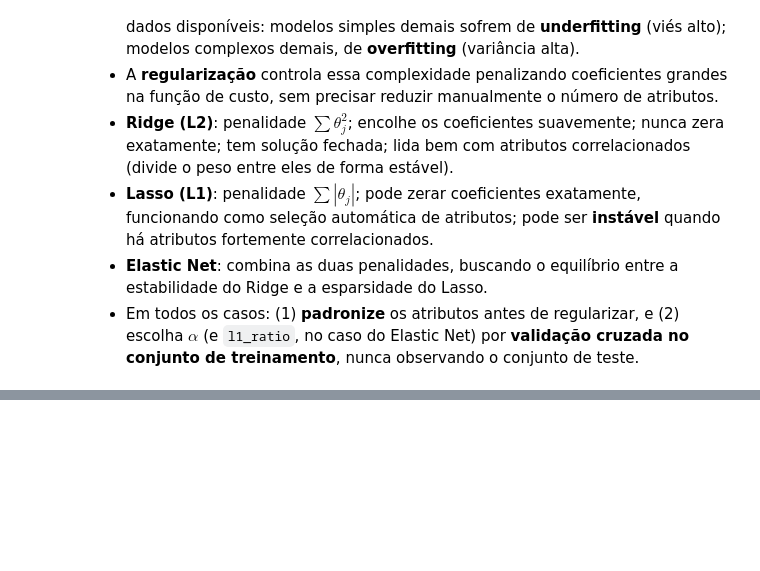
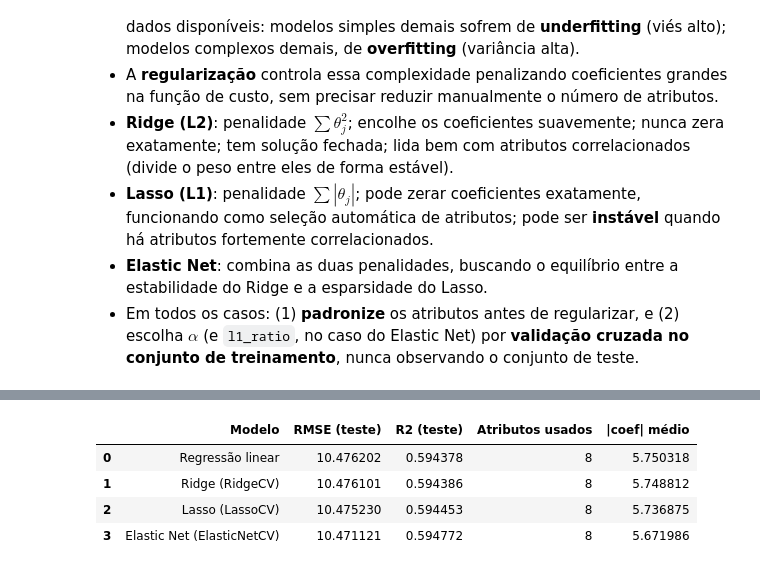
Before and after one commit to saulosgil/CursoMLeCD-USP, a Jupyter notebook: 9-regularizacao/aula10-Regularizacao.ipynb, the cells around one changed output, grey strips where cells are left out. Drawn from its saved outputs; the diff is of its cells as text; code cells hidden in the pictures; blank space fills up the shorter version.

```diff
--- a/9-regularizacao/aula10-Regularizacao.ipynb
+++ b/9-regularizacao/aula10-Regularizacao.ipynb
@@ -529,0 +564,4 @@ Não existe um "vencedor" universal. A escolha depende do que importa mais no se
+# %%
+from sklearn.model_selection import train_test_split
+
+X_train, X_test, y_train, y_test = train_test_split(X, y, test_size=0.3, random_state=42)
@@ -529,0 +689,36 @@ Não existe um "vencedor" universal. A escolha depende do que importa mais no se
+# %%
+modelos = {
+    "Regressão linear": lm,
+    "Ridge (RidgeCV)": ridge_cv,
+    "Lasso (LassoCV)": lasso_cv,
+    "Elastic Net (ElasticNetCV)": elastic_cv,
+}
+
+linhas = []
+
+for nome, modelo in modelos.items():
+    # Previsões no conjunto de teste
+    y_pred = modelo.predict(X_test)
+
+    # recupera o modelo de regressao dentro da pipeline
+    modelo_final = modelo.named_steps["model"]
+
+    # coeficientes
+    coef = modelo_final.coef_
+
+    linhas.append({
+        "Modelo": nome,
+        "RMSE (teste)": np.sqrt(mean_squared_error(y_test, y_pred)),
+        "R2 (teste)": r2_score(y_test, y_pred),
+        "Atributos usados": int(np.sum(np.abs(coef) > 1e-6)),
+        "|coef| médio": np.mean(np.abs(coef)),
+    })
+
+resultados = pd.DataFrame(linhas)
+resultados
+# %% [output]
+|  | Modelo | RMSE (teste) | R2 (teste) | Atributos usados | |coef| médio |
+| 0 | Regressão linear | 10.476202 | 0.594378 | 8 | 5.750318 |
+| 1 | Ridge (RidgeCV) | 10.476101 | 0.594386 | 8 | 5.748812 |
+| 2 | Lasso (LassoCV) | 10.475230 | 0.594453 | 8 | 5.736875 |
+| 3 | Elastic Net (ElasticNetCV) | 10.471121 | 0.594772 | 8 | 5.671986 |
```
Also changed, not shown: parts of 5 cells of this notebook.
